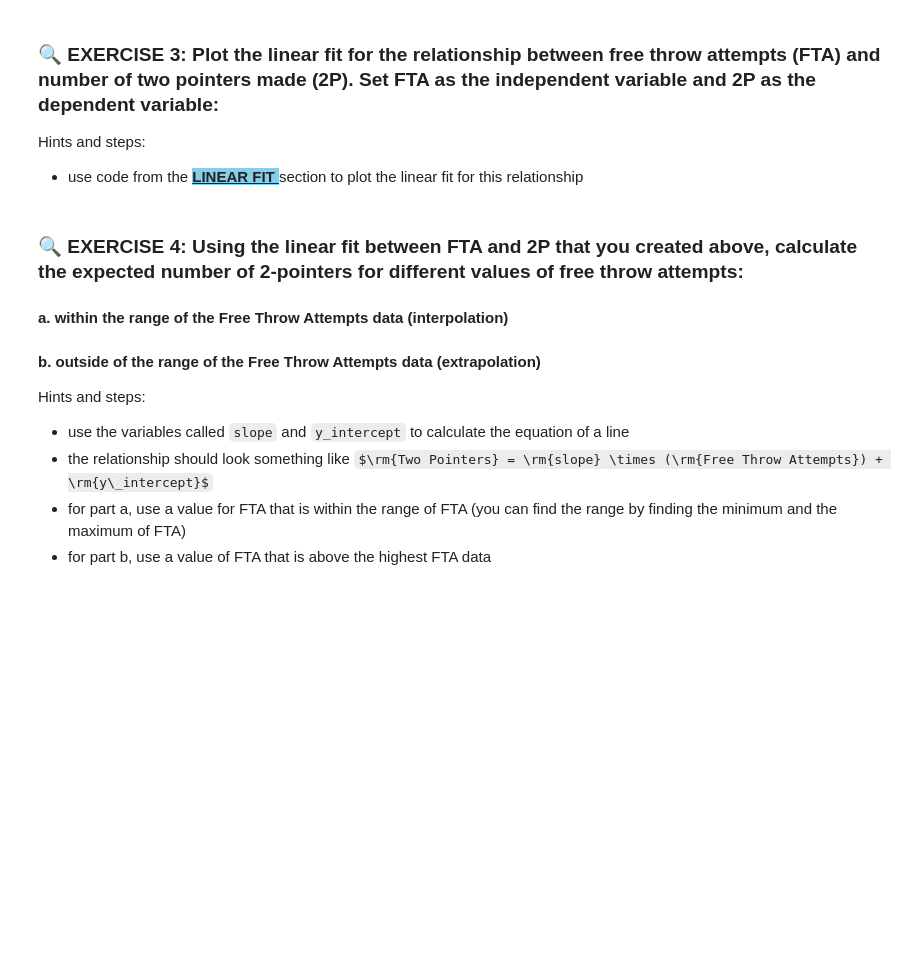
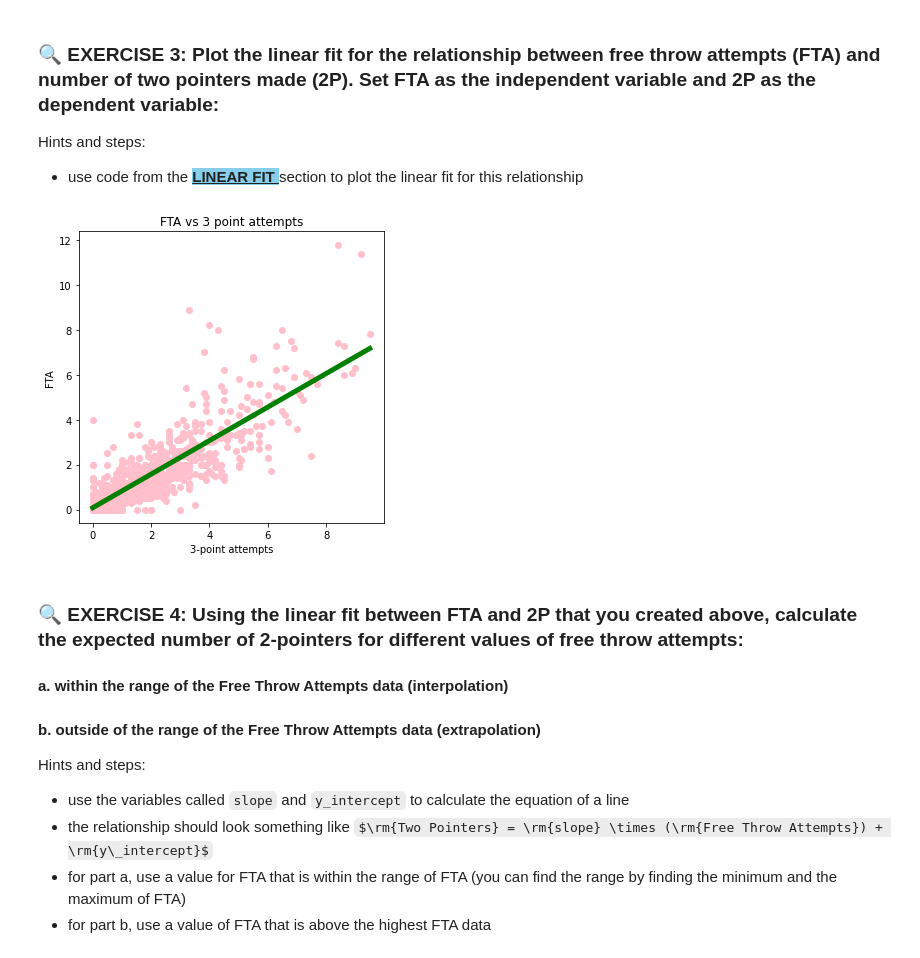
Before and after one commit to PrisonTeachingInitiative/CFR-2025, a Jupyter notebook: Stats/Notebooks/COMPLETED/2-Correlation_regression_NEW.ipynb, the cells around one changed output. Drawn from its saved outputs; the diff is of its cells as text; code cells hidden in the pictures; some formulas as TeX source; blank space fills up the shorter version.

Commit message:
Uploaded completed version of the correlation and regression notebook

```diff
--- a/Stats/Notebooks/COMPLETED/2-Correlation_regression_NEW.ipynb
+++ b/Stats/Notebooks/COMPLETED/2-Correlation_regression_NEW.ipynb
@@ -330,6 +344,40 @@ Hints and steps:
 
 Hints and steps:
 - use code from the <span style="background-color: skyblue;"> <b> <u> LINEAR FIT </u> </b> </span>  section to plot the linear fit for this relationship
+# %%
+import matplotlib.pyplot as plt
+import numpy as np
+
+fig, axs = plt.subplots(1, 1, figsize=(5, 5))
+
+# Plot positive correlation -
+independent_variable = "2P"
+dependent_variable = "FTA"
+
+# Calculate predicted values y = m* x + b
+x_array = np.array(NBA_regular_2021[independent_variable]).reshape(-1, 1)
+y_array = np.array(NBA_regular_2021[dependent_variable])
+model = LinearRegression()
+model.fit(x_array, y_array)
+
+# Calculate predicted values
+slope = model.coef_[0]
+y_intercept = model.intercept_
+#y_fit = model.predict(NBA_regular_2021[independent_variable])
+x_fit_linear = np.linspace(np.min(x_array), np.max(x_array), 100)
+y_fit_linear = slope * x_fit_linear + y_intercept
+
+axs.scatter(NBA_regular_2021[independent_variable], NBA_regular_2021[dependent_variable], color='pink')
+axs.plot(x_fit_linear, y_fit_linear, color='green', linewidth=5)
+
+axs.set_title('%s vs 3 point attempts' %dependent_variable)
+axs.set_xlabel("3-point attempts")
+axs.set_ylabel(dependent_variable)
+
+plt.tight_layout()
+plt.show()
+# %% [output]
+[figure, added]
 # %% [markdown]
 ### 🔍 EXERCISE 4: Using the linear fit between FTA and 2P that you created above, calculate the expected number of 2-pointers for different values of free throw attempts:
 #### a. within the range of the Free Throw Attempts data (interpolation)
```
Also changed, not shown: parts of 22 cells of this notebook.
